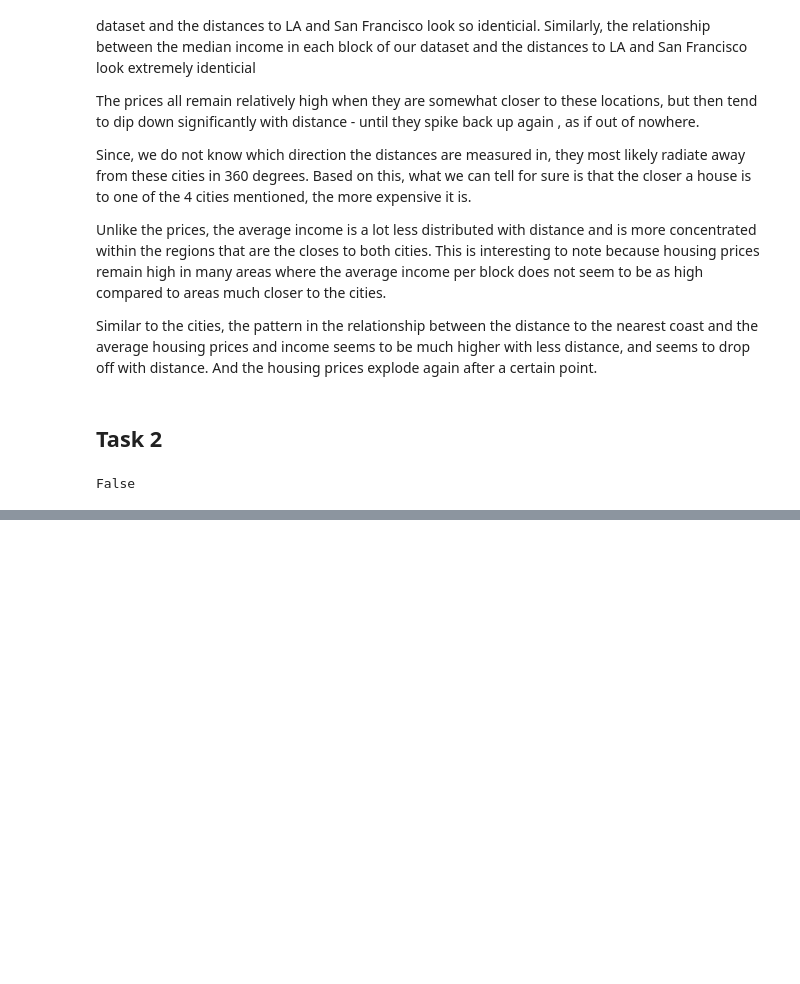
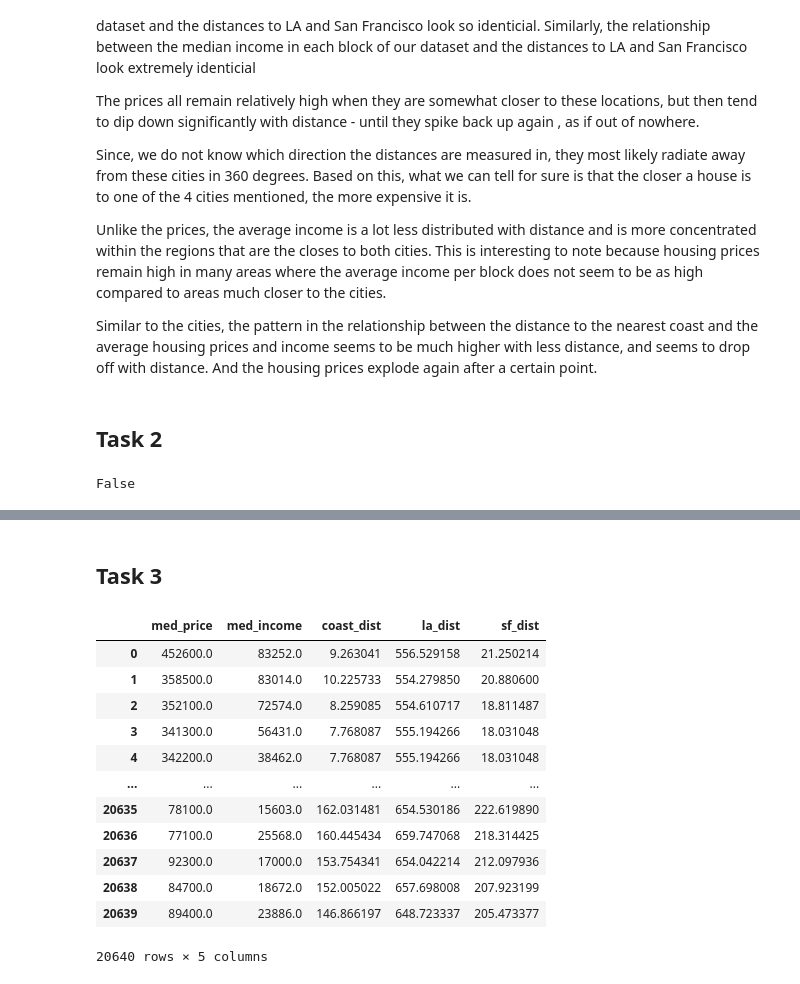
Before and after one commit to abeeto/project-group14-DATA301, a Jupyter notebook: notebooks/analysis3.ipynb, the cells around one changed output, grey strips where cells are left out. Drawn from its saved outputs; the diff is of its cells as text; code cells hidden in the pictures; blank space fills up the shorter version.

```diff
--- a/notebooks/analysis3.ipynb
+++ b/notebooks/analysis3.ipynb
@@ -134,0 +137,48 @@ houses_cleaned
+# %% [markdown]
+## Task 3
+# %%
+import numpy as np
+import seaborn as sns
+import matplotlib
+import matplotlib.pyplot as plt
+from pandas import *
+
+def load_and_process(path):
+
+#     get rid of unused columns, rename existing ones into more convenient names
+
+    df_clean = (
+        read_csv(path)
+        .drop(['Median_Age','Tot_Rooms','Tot_Bedrooms','Households','Latitude','Longitude','Population','Distance_to_SanDiego','Distance_to_SanJose'],axis='columns')
+        .rename(columns = {
+        'Median_House_Value' : 'med_price',
+        'Median_Income' : 'med_income',
+        'Distance_to_coast' : 'coast_dist',
+        'Distance_to_LA' : 'la_dist',
+        'Distance_to_SanFrancisco' : 'sf_dist'
+        })
+    )
+
+#     convert distances from meters to km, convert income from 10,000's to dollars
+    df_units_converted = (
+        df_clean.apply(lambda x: x*10000 if x.name == "med_income" else x)
+        .apply(lambda x: x/1000 if x.name == "la_dist" or x.name == "sf_dist" or x.name == "coast_dist" else x)
+    )
+
+    return df_units_converted
+
+load_and_process('../data/raw/California_Houses.csv')
+# %% [output]
+|  | med_price | med_income | coast_dist | la_dist | sf_dist |
+| 0 | 452600.0 | 83252.0 | 9.263041 | 556.529158 | 21.250214 |
+| 1 | 358500.0 | 83014.0 | 10.225733 | 554.279850 | 20.880600 |
+| 2 | 352100.0 | 72574.0 | 8.259085 | 554.610717 | 18.811487 |
+| 3 | 341300.0 | 56431.0 | 7.768087 | 555.194266 | 18.031048 |
+| 4 | 342200.0 | 38462.0 | 7.768087 | 555.194266 | 18.031048 |
+| ... | ... | ... | ... | ... | ... |
+| 20635 | 78100.0 | 15603.0 | 162.031481 | 654.530186 | 222.619890 |
+| 20636 | 77100.0 | 25568.0 | 160.445434 | 659.747068 | 218.314425 |
+| 20637 | 92300.0 | 17000.0 | 153.754341 | 654.042214 | 212.097936 |
+| 20638 | 84700.0 | 18672.0 | 152.005022 | 657.698008 | 207.923199 |
+| 20639 | 89400.0 | 23886.0 | 146.866197 | 648.723337 | 205.473377 |
+20640 rows × 5 columns
```
Also changed, not shown: parts of 4 cells of this notebook.
